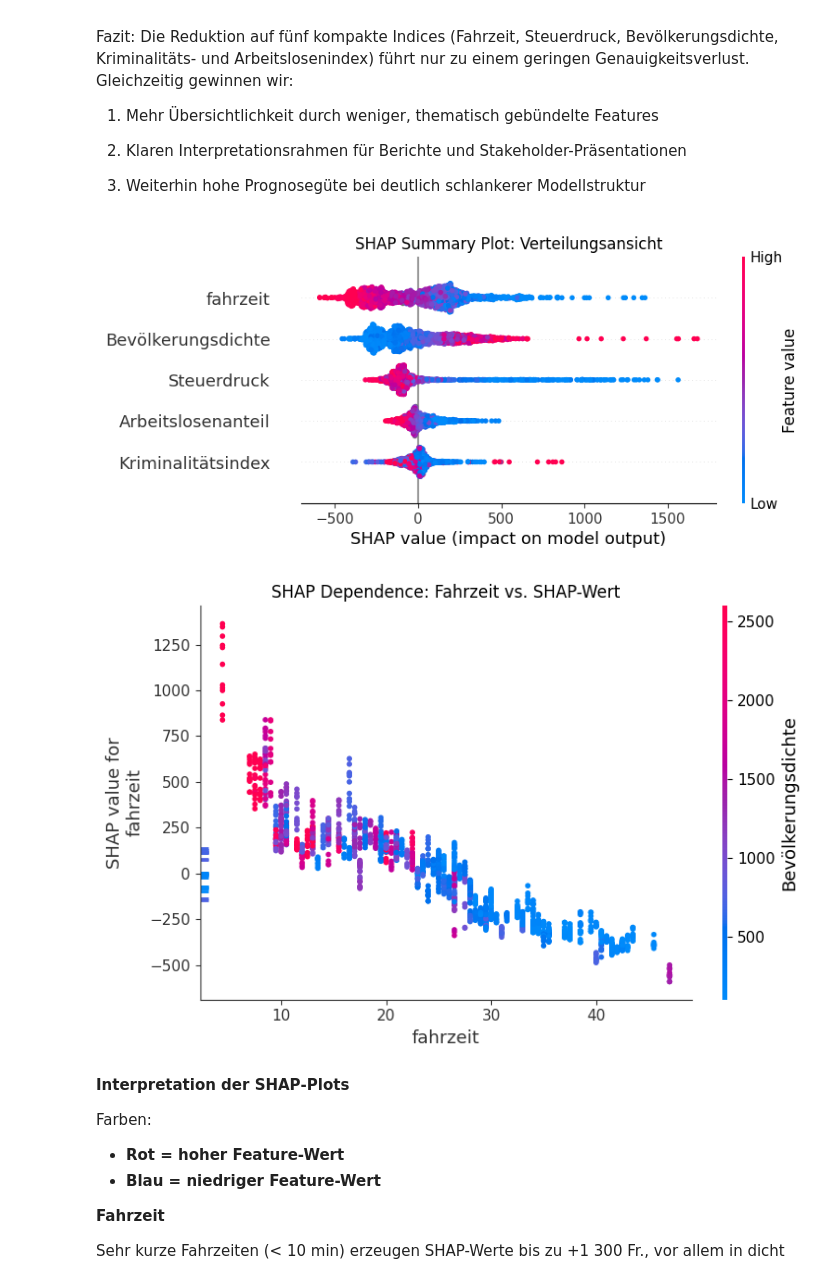
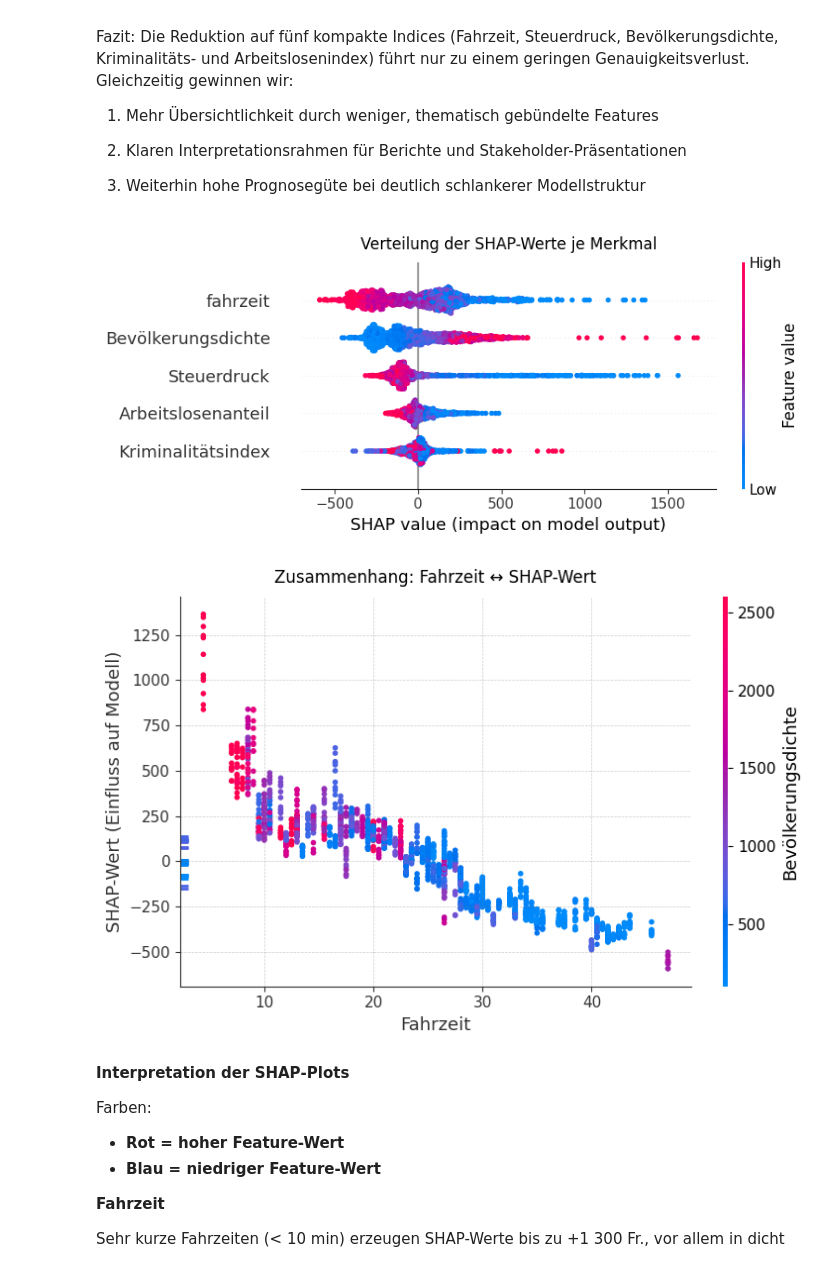
Before and after one commit to Bina-G10/BINA-G10, a Jupyter notebook: bina_gruppe10.ipynb, the cells around one changed output. Saved outputs shown, nothing was run; the diff lists cells and outputs as text; code cells hidden in the pictures.

```diff
--- a/bina_gruppe10.ipynb
+++ b/bina_gruppe10.ipynb
@@ -1259,47 +1284,57 @@ Die Reduktion auf fünf kompakte Indices (Fahrzeit, Steuerdruck, Bevölkerungsdi
 
 3. Weiterhin hohe Prognosegüte bei deutlich schlankerer Modellstruktur
 # %%
-# 1) SHAP‐Explainer für unseren aggregierten RandomForest
+# 1) SHAP-Explainer für unseren aggregierten RandomForest
 explainer = shap.TreeExplainer(rf_agg)
 
-# 2) SHAP-Werte berechnen (für das komplette Training-Set oder eine Stichprobe)
-#    Achtung: Bei sehr großen Datensätzen ggf. subsample verwenden, um Laufzeit zu reduzieren.
+# 2) SHAP-Werte berechnen
 shap_values = explainer.shap_values(X_agg)
 
-# 3) Globale Zusammenfassung: Feature-Ranking und Verteilung der Effekte
+# 3) Globale SHAP-Feature Importance (bar chart)
 shap.summary_plot(
     shap_values,
     X_agg,
     feature_names=feature_cols_agg,
-    plot_type="bar",        # Balkendiagramm der mittleren |SHAP|-Werte
+    plot_type="bar",
+    color="black",              # 👉 neutrale Farbe statt Magenta
     show=False
 )
-plt.title("Globale Feature Importance (SHAP-Bar)")
+plt.title("Einfluss aggregierter Merkmale (SHAP-Bar)", pad=10)  # 👉 klare, sprechende Formulierung
+plt.xlabel("Durchschnittlicher Einfluss auf Modellvorhersage", labelpad=8)
+plt.grid(axis="x", linestyle="--", linewidth=0.5, color="gray", alpha=0.5)  # 👉 dezente Hilfslinien
+plt.gca().spines[['top', 'right']].set_visible(False)  # 👉 saubere Achsen
+plt.tight_layout()
 
-# 4) Detaillierte Zusammenfassung: Violin-Plot mit Verteilungen
+# 4) SHAP Violin/Dot Plot
 shap.summary_plot(
     shap_values,
     X_agg,
     feature_names=feature_cols_agg,
-    plot_type="dot",        # jeder Punkt entspricht einer Beobachtung
+    plot_type="dot",
     show=False
 )
-plt.title("SHAP Summary Plot: Verteilungsansicht")
+plt.title("Verteilung der SHAP-Werte je Merkmal", pad=10)  # 👉 Klartext-Titel
+plt.tight_layout()
 
-# 5) Abhängigkeiten untersuchen – z. B. Fahrzeit ↔ SHAP-Wert
+# 5) SHAP Dependence Plot
 shap.dependence_plot(
     "fahrzeit",
     shap_values,
     X_agg,
     feature_names=feature_cols_agg,
     show=False
 )
-plt.title("SHAP Dependence: Fahrzeit vs. SHAP-Wert")
+plt.title("Zusammenhang: Fahrzeit ↔ SHAP-Wert", pad=10)
+plt.xlabel("Fahrzeit")
+plt.ylabel("SHAP-Wert (Einfluss auf Modell)")
+plt.grid(True, linestyle='--', linewidth=0.5, color='gray', alpha=0.4)
+plt.gca().spines[['top', 'right']].set_visible(False)
 plt.tight_layout()
+
 plt.show()
 # %% [output]
-[figure, old version]
+[figure, new version]
-[figure, old version]
+[figure, new version]
 # %% [markdown]
 **Interpretation der SHAP‐Plots**
 
```
Also changed, not shown: parts of 20 cells of this notebook.
